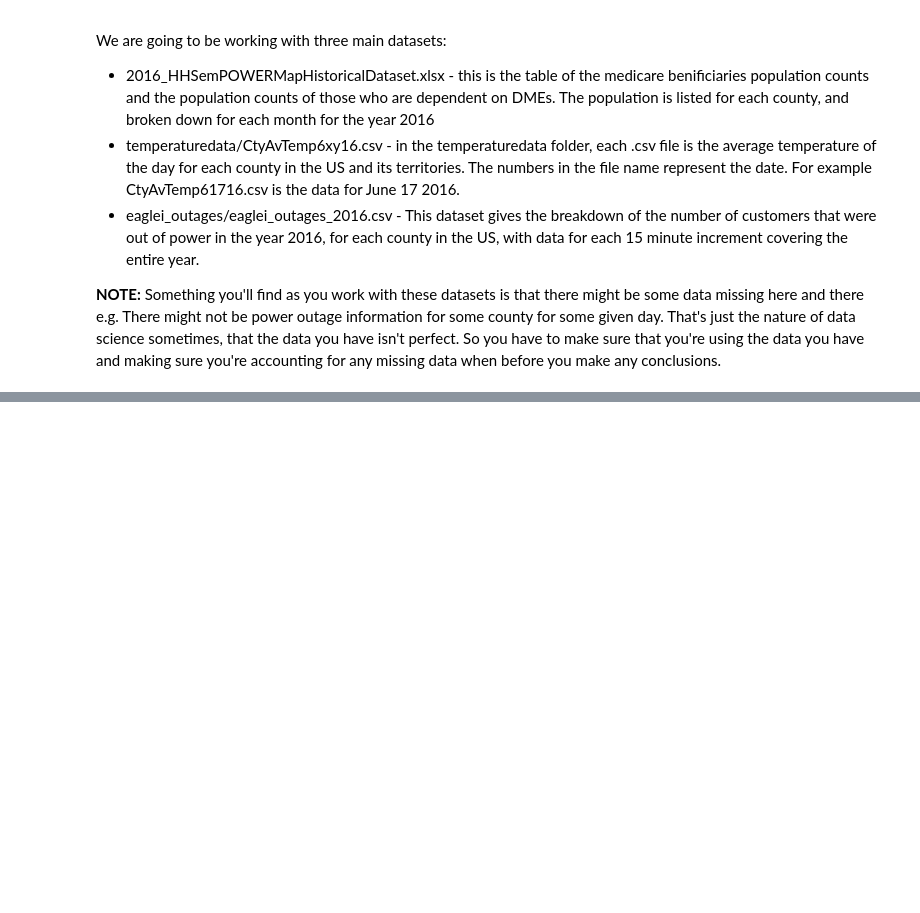
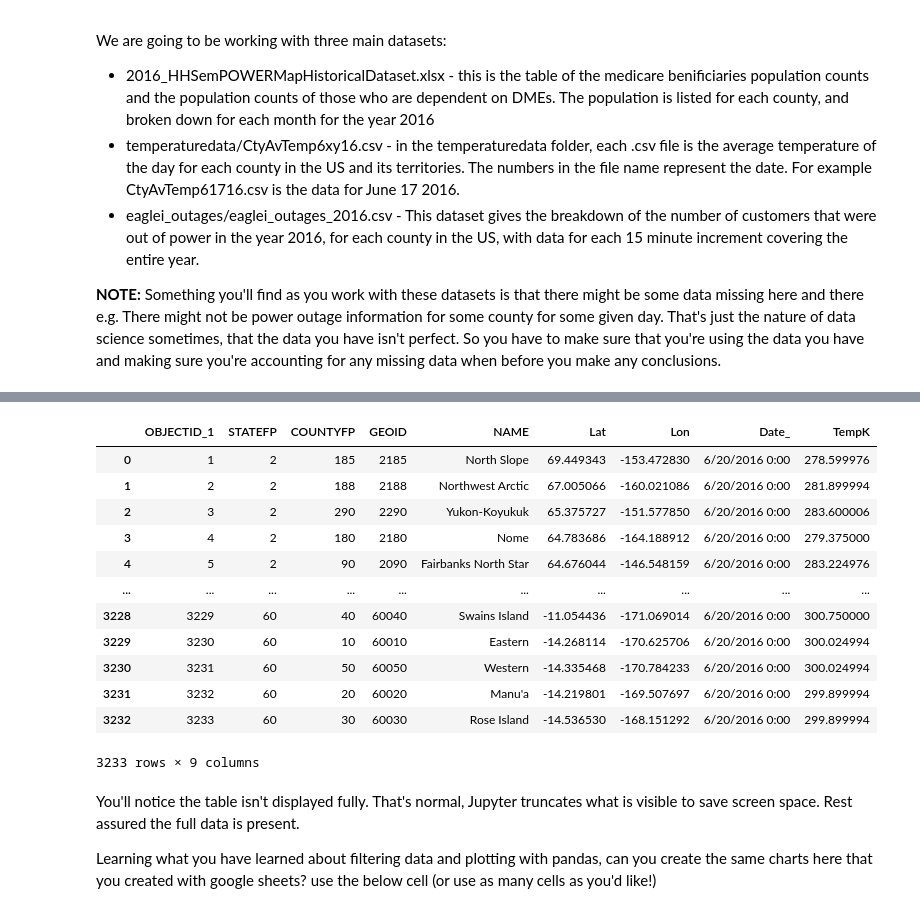
Before and after one commit to secondspass/power_outages_medically_vulnerable_populations, a Jupyter notebook: main.ipynb, the cells around one changed output, grey strips where cells are left out. Cells and saved outputs as stored; diff of their text form; code cells hidden in the pictures; blank space fills up the shorter version.

```diff
--- a/main.ipynb
+++ b/main.ipynb
@@ -80,0 +246,22 @@ Now that your familiar with navigating the data with google docs and making char
+# %%
+df = pd.read_csv("data/CtyAvTemp62016.csv", delimiter=',', skiprows=0, low_memory=False)
+
+df
+# %% [output]
+|  | OBJECTID_1 | STATEFP | COUNTYFP | GEOID | NAME | Lat | Lon | Date_ | TempK |
+| 0 | 1 | 2 | 185 | 2185 | North Slope | 69.449343 | -153.472830 | 6/20/2016 0:00 | 278.599976 |
+| 1 | 2 | 2 | 188 | 2188 | Northwest Arctic | 67.005066 | -160.021086 | 6/20/2016 0:00 | 281.899994 |
+| 2 | 3 | 2 | 290 | 2290 | Yukon-Koyukuk | 65.375727 | -151.577850 | 6/20/2016 0:00 | 283.600006 |
+| 3 | 4 | 2 | 180 | 2180 | Nome | 64.783686 | -164.188912 | 6/20/2016 0:00 | 279.375000 |
+| 4 | 5 | 2 | 90 | 2090 | Fairbanks North Star | 64.676044 | -146.548159 | 6/20/2016 0:00 | 283.224976 |
+| ... | ... | ... | ... | ... | ... | ... | ... | ... | ... |
+| 3228 | 3229 | 60 | 40 | 60040 | Swains Island | -11.054436 | -171.069014 | 6/20/2016 0:00 | 300.750000 |
+| 3229 | 3230 | 60 | 10 | 60010 | Eastern | -14.268114 | -170.625706 | 6/20/2016 0:00 | 300.024994 |
+| 3230 | 3231 | 60 | 50 | 60050 | Western | -14.335468 | -170.784233 | 6/20/2016 0:00 | 300.024994 |
+| 3231 | 3232 | 60 | 20 | 60020 | Manu'a | -14.219801 | -169.507697 | 6/20/2016 0:00 | 299.899994 |
+| 3232 | 3233 | 60 | 30 | 60030 | Rose Island | -14.536530 | -168.151292 | 6/20/2016 0:00 | 299.899994 |
+3233 rows × 9 columns
+# %% [markdown]
+You'll notice the table isn't displayed fully. That's normal, Jupyter truncates what is visible to save screen space. Rest assured the full data is present.
+
+Learning what you have learned about filtering data and plotting with pandas, can you create the same charts here that you created with google sheets? use the below cell (or use as many cells as you'd like!)
```
Also changed, not shown: parts of 19 cells of this notebook.
